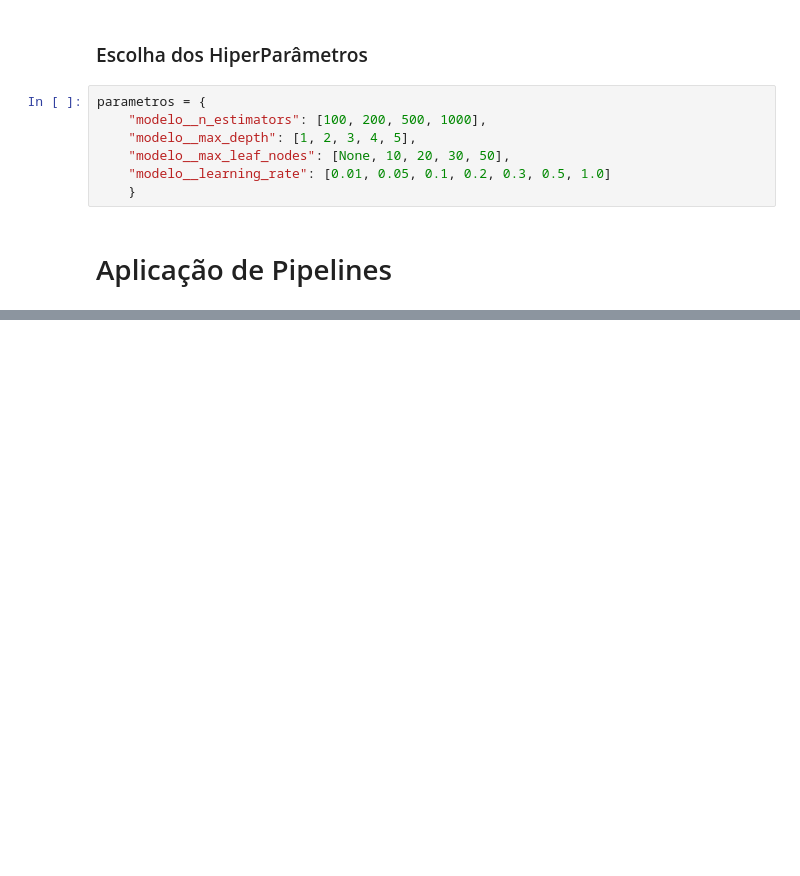
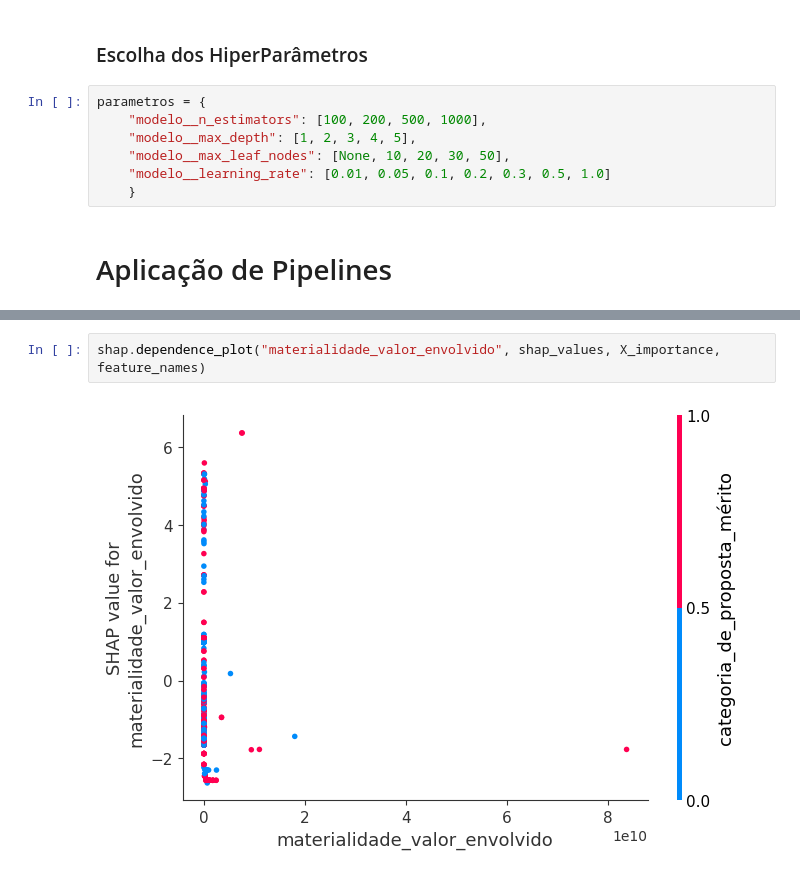
Before and after one commit to PedroRossiGomes/PIBIC, a Jupyter notebook: notebooks/TCU/gradientboostingclassifier_pipe.ipynb, the cells around one changed output, grey strips where cells are left out. Drawn from its saved outputs; the diff is of its cells as text; blank space fills up the shorter version.

```diff
--- a/notebooks/TCU/gradientboostingclassifier_pipe.ipynb
+++ b/notebooks/TCU/gradientboostingclassifier_pipe.ipynb
@@ -135,0 +322,4 @@ estimadores(searchCV_pipeline, X_test, y_test)
+# %%
+shap.dependence_plot("materialidade_valor_envolvido", shap_values, X_importance, feature_names)
+# %% [output]
+[figure, added]
```
Also changed, not shown: parts of 27 cells of this notebook, 5 other files.
